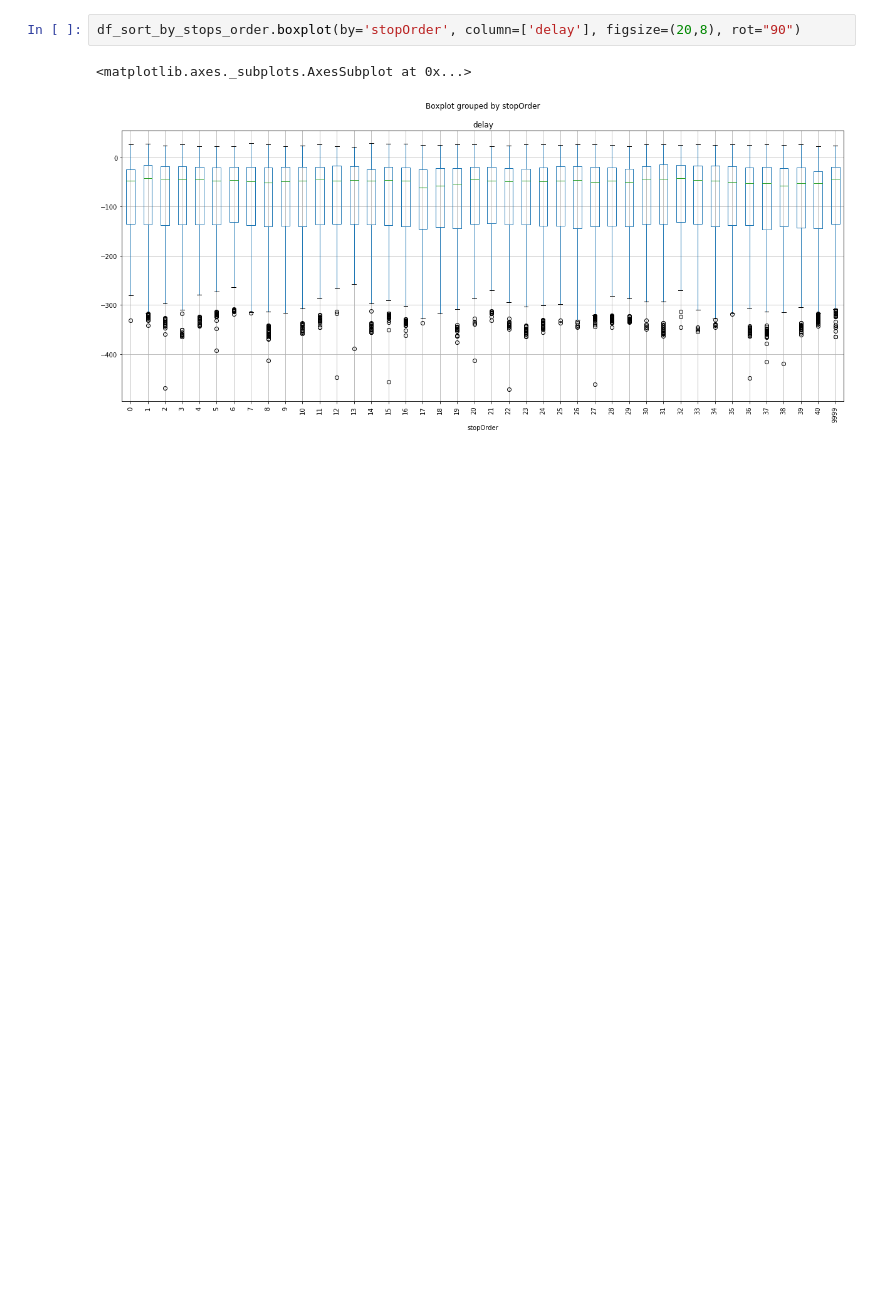
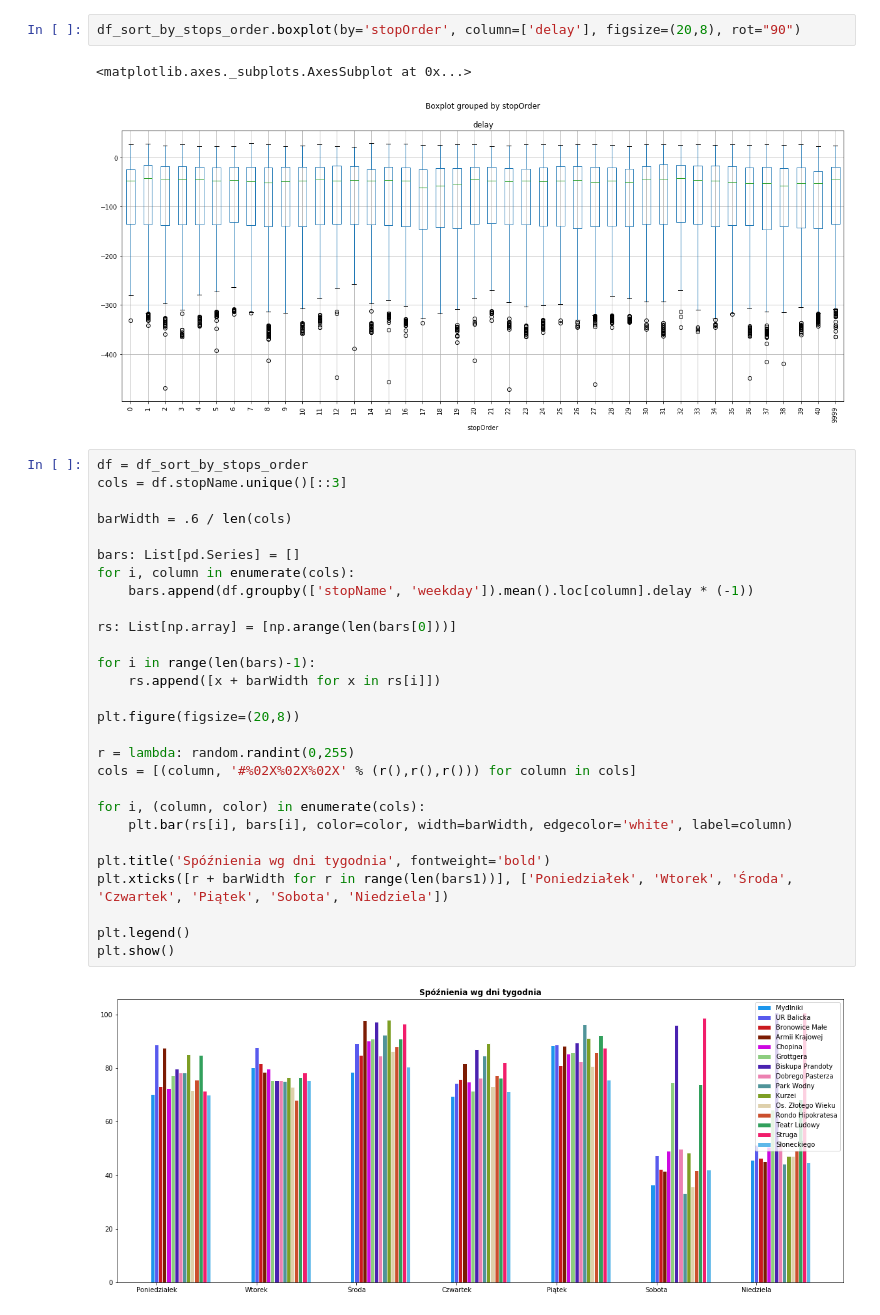
Before and after one commit to Valaraucoo/ids-data-analysis, a Jupyter notebook: ids-data-analysis.ipynb, the cells around one changed output. Cells and saved outputs as stored; diff of their text form; blank space fills up the shorter version.

```diff
--- a/ids-data-analysis.ipynb
+++ b/ids-data-analysis.ipynb
@@ -223,3 +238,33 @@ df_sort_by_stops_order.boxplot(by='stopOrder', column=['delay'], figsize=(20,8),
 # %% [output]
 <matplotlib.axes._subplots.AxesSubplot at 0x...>
 [figure]
+# %%
+df = df_sort_by_stops_order
+cols = df.stopName.unique()[::3]
+
+barWidth = .6 / len(cols)
+
+bars: List[pd.Series] = []
+for i, column in enumerate(cols):
+    bars.append(df.groupby(['stopName', 'weekday']).mean().loc[column].delay * (-1))
+
+rs: List[np.array] = [np.arange(len(bars[0]))]
+
+for i in range(len(bars)-1):
+    rs.append([x + barWidth for x in rs[i]])
+
+plt.figure(figsize=(20,8))
+
+r = lambda: random.randint(0,255)
+cols = [(column, '#%02X%02X%02X' % (r(),r(),r())) for column in cols]
+
+for i, (column, color) in enumerate(cols):
+    plt.bar(rs[i], bars[i], color=color, width=barWidth, edgecolor='white', label=column)
+
+plt.title('Spóźnienia wg dni tygodnia', fontweight='bold')
+plt.xticks([r + barWidth for r in range(len(bars1))], ['Poniedziałek', 'Wtorek', 'Środa', 'Czwartek', 'Piątek', 'Sobota', 'Niedziela'])
+
+plt.legend()
+plt.show()
+# %% [output]
+[figure, added]
```
Also changed, not shown: parts of 8 cells of this notebook.
